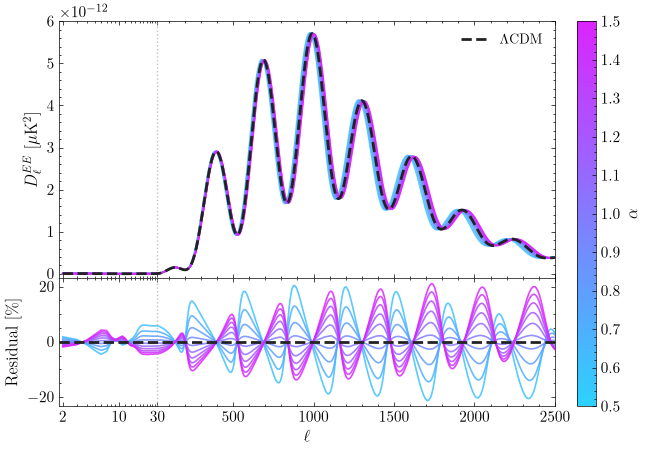
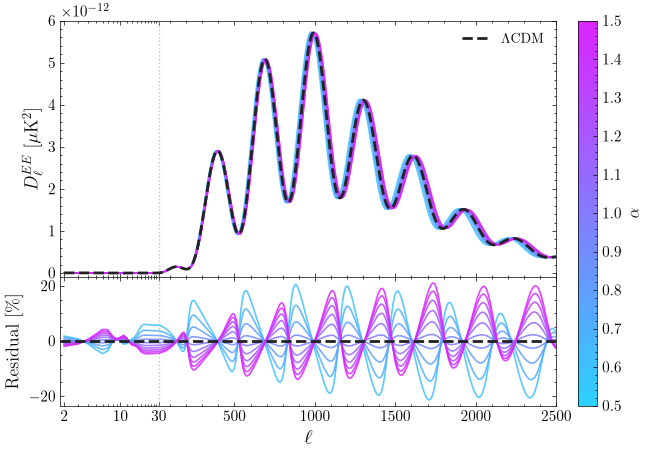
The change to this notebook cell's code, shown as a diff; its figure went from the first image to the second:
--- before
+++ after
@@ -20,9 +20,9 @@
 
 ax.set_ylim(-1e-13, 6e-12)
-ax.set_ylabel(r'$D_\ell^{EE}$  [$\mu$K$^2$]')
+ax.set_ylabel(r'$D_\ell^{EE}$  [$\mu$K$^2$]', fontsize=13)
 ax.legend()
 ax.tick_params(labelbottom=False)
 
-axr.set_ylabel('Residual [\%]')
+axr.set_ylabel(r'Residual [\%]', fontsize=13)
 _ell_axis(axr)
 

Commit: Added reconstruction plots